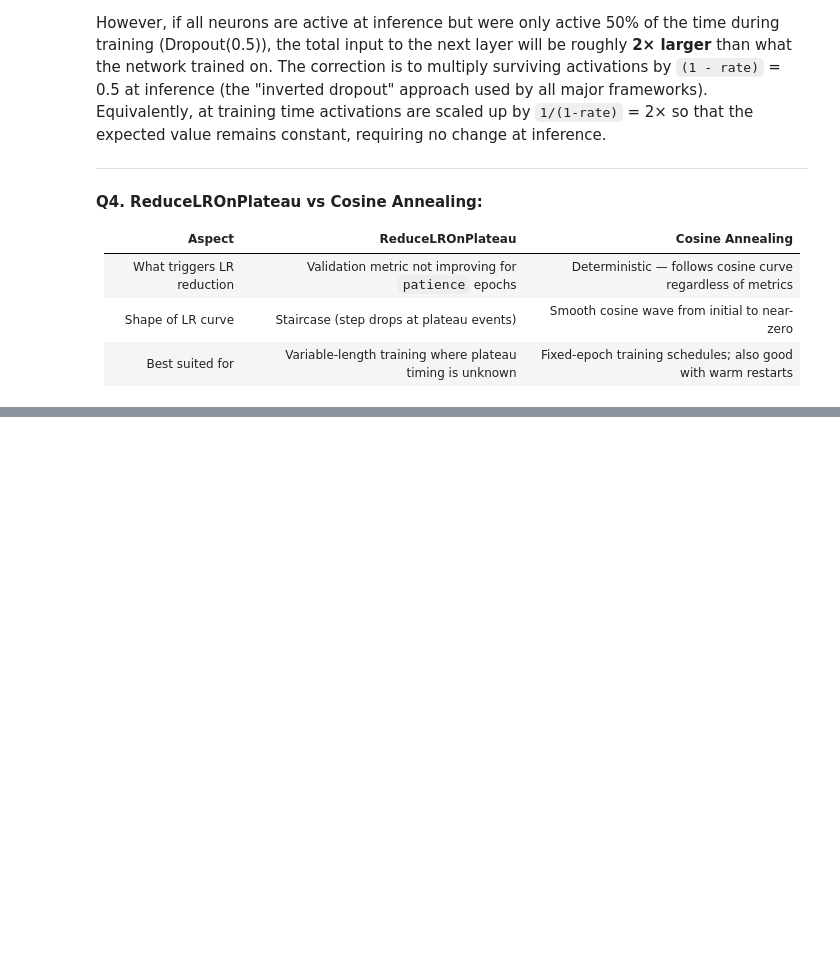
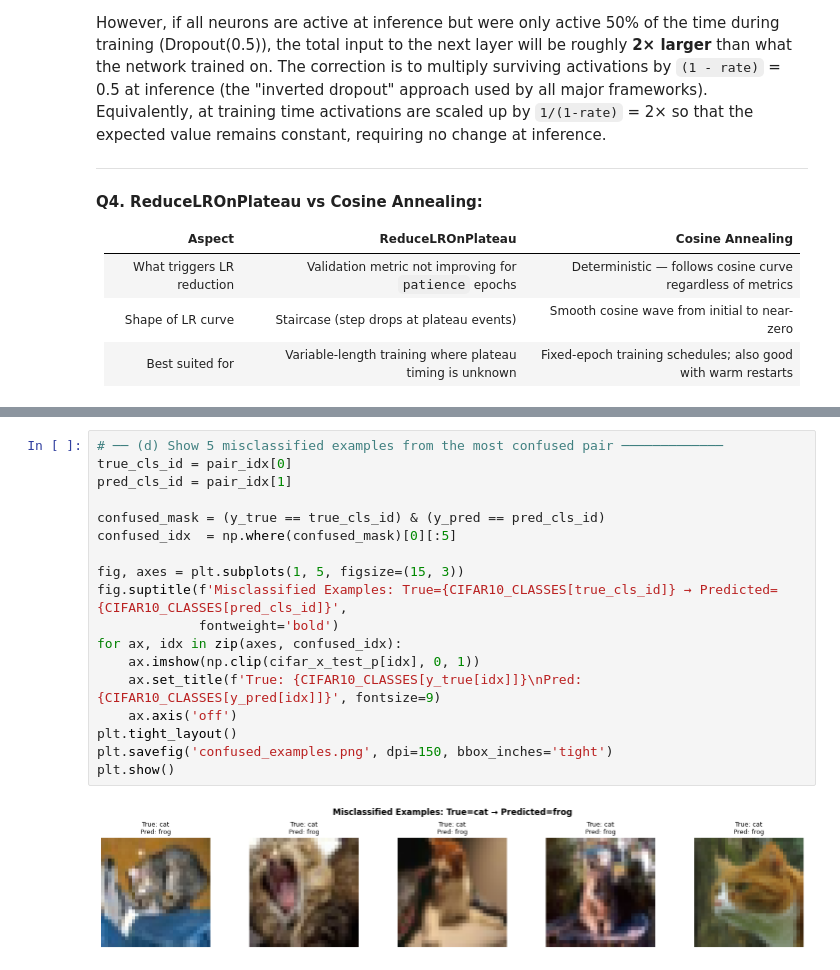
Before and after one commit to SaiAshish1234/CNN-Lab-RGIPT, a Jupyter notebook: 24IT3021_G_Sai_Ashish_CNN_Lab.ipynb, the cells around one changed output, grey strips where cells are left out. Drawn from its saved outputs; the diff is of its cells as text; blank space fills up the shorter version.

```diff
--- a/24IT3021_G_Sai_Ashish_CNN_Lab.ipynb
+++ b/24IT3021_G_Sai_Ashish_CNN_Lab.ipynb
@@ -1143,0 +1473,20 @@ Dropout randomly zeros out activations during training to prevent co-adaptation.
+# %%
+# ── (d) Show 5 misclassified examples from the most confused pair ─────────────
+true_cls_id = pair_idx[0]
+pred_cls_id = pair_idx[1]
+
+confused_mask = (y_true == true_cls_id) & (y_pred == pred_cls_id)
+confused_idx  = np.where(confused_mask)[0][:5]
+
+fig, axes = plt.subplots(1, 5, figsize=(15, 3))
+fig.suptitle(f'Misclassified Examples: True={CIFAR10_CLASSES[true_cls_id]} → Predicted={CIFAR10_CLASSES[pred_cls_id]}',
+             fontweight='bold')
+for ax, idx in zip(axes, confused_idx):
+    ax.imshow(np.clip(cifar_x_test_p[idx], 0, 1))
+    ax.set_title(f'True: {CIFAR10_CLASSES[y_true[idx]]}\nPred: {CIFAR10_CLASSES[y_pred[idx]]}', fontsize=9)
+    ax.axis('off')
+plt.tight_layout()
+plt.savefig('confused_examples.png', dpi=150, bbox_inches='tight')
+plt.show()
+# %% [output]
+[figure, added]
```
Also changed, not shown: parts of 21 cells of this notebook.
